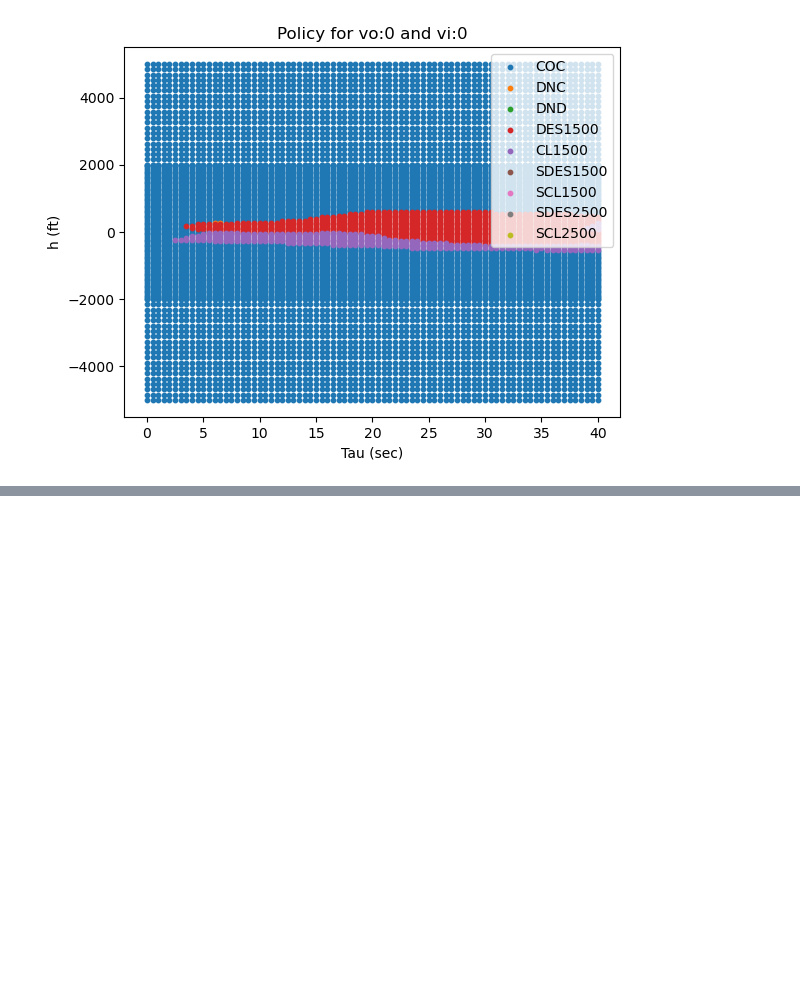
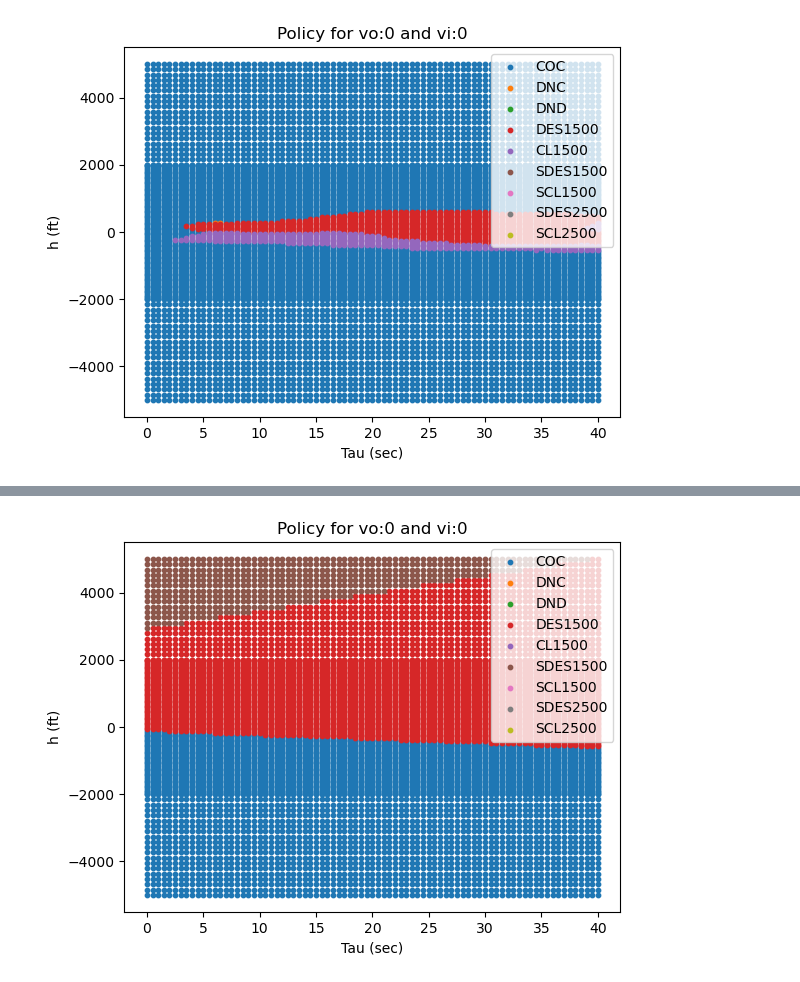
Before and after one commit to nskh/VerticalCAS, a Jupyter notebook: GenerateNetworks/notebooks/one-step-projection.ipynb, the cells around one changed output, grey strips where cells are left out. Drawn from its saved outputs; the diff is of its cells as text; code cells hidden in the pictures; blank space fills up the shorter version.

```diff
--- a/GenerateNetworks/notebooks/one-step-projection.ipynb
+++ b/GenerateNetworks/notebooks/one-step-projection.ipynb
@@ -49,3 +50,6 @@ plot_policy(standard_model)
 2023-08-08 12:55:36.199480: I tensorflow/core/grappler/optimizers/custom_graph_optimizer_registry.cc:114] Plugin optimizer for device_type GPU is enabled.
 304/304 [==============================] - 1s 2ms/step
 [figure]
+# %%
+standard_model = keras.models.load_model("models/aug-08-standard-model-epoch-01.keras", custom_objects={"asymMSE": asymMSE})
+standard_model
@@ -51,0 +63,3 @@ plot_policy(standard_model)
+# %%
+plot_policy(standard_model)
+# %% [output]
@@ -51,0 +68 @@ plot_policy(standard_model)
+[figure, added]
```
Also changed, not shown: parts of 3 cells of this notebook, 2 other files.
